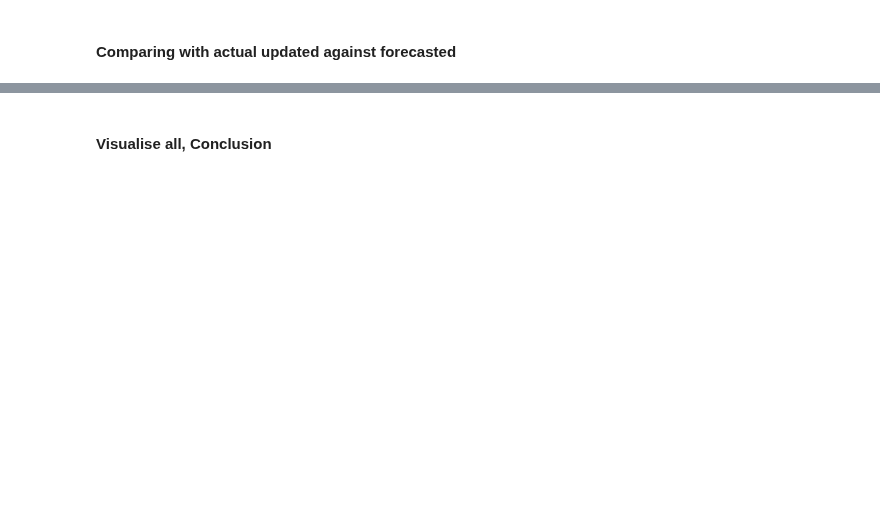
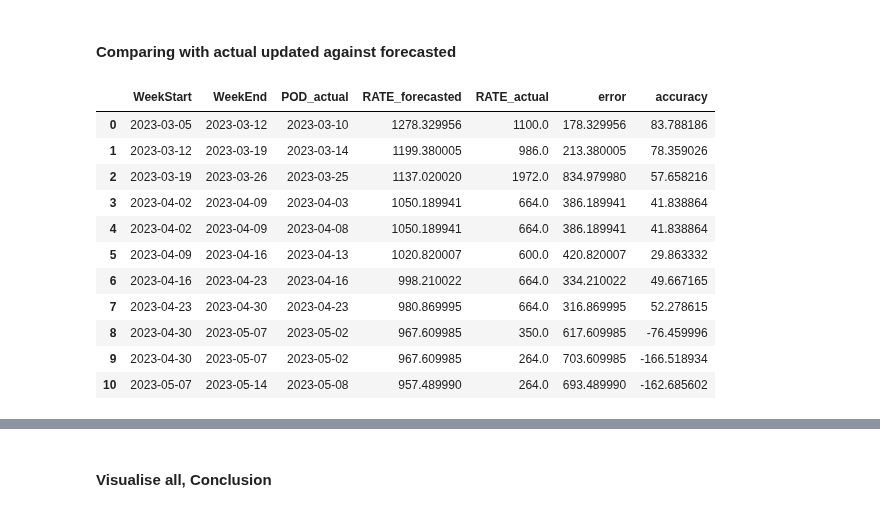
Before and after one commit to aloysiuswjw/Cost-Rate-Analysis, a Jupyter notebook: auckland_week1_LSTM.ipynb, the cells around one changed output, grey strips where cells are left out. Drawn from its saved outputs; the diff is of its cells as text; code cells hidden in the pictures; blank space fills up the shorter version.

```diff
--- a/auckland_week1_LSTM.ipynb
+++ b/auckland_week1_LSTM.ipynb
@@ -618,40 +653,53 @@ Epoch 137/300
 # %% [markdown]
 <h4>Comparing with actual updated against forecasted</h4>
 # %%
-# # Create an empty DataFrame to store comparison data
-# comparison_df = pd.DataFrame(columns=['WeekStart', 'WeekEnd', 'POD_actual', 'RATE_forecasted', 'RATE_actual', 'error', 'accuracy'])
-# df_forecasted['WeekEnd'] = df_forecasted['POD'] + pd.to_timedelta(7, unit='d')
+# Create an empty DataFrame to store comparison data
+comparison_df = pd.DataFrame(columns=['WeekStart', 'WeekEnd', 'POD_actual', 'RATE_forecasted', 'RATE_actual', 'error', 'accuracy'])
+df_forecasted['WeekEnd'] = df_forecasted['POD'] + pd.to_timedelta(7, unit='d')
 
-# # Loop over df_forecasted
-# for _, row in df_forecasted.iterrows():
-#     # Find the actual dates within the week of the forecasted date
-#     # Add a 'WeekEnd' column to df_forecasted
-#     mask = (new_dates_df['POD'] >= row['POD']) & (new_dates_df['POD'] < row['WeekEnd'])
-#     actual_dates_within_week = new_dates_df[mask]
+# Loop over df_forecasted
+for _, row in df_forecasted.iterrows():
+    # Find the actual dates within the week of the forecasted date
+    # Add a 'WeekEnd' column to df_forecasted
+    mask = (new_dates_df['POD'] >= row['POD']) & (new_dates_df['POD'] < row['WeekEnd'])
+    actual_dates_within_week = new_dates_df[mask]
 
-#     # Calculate the error and accuracy for each actual date within the week
-#     for _, actual_row in actual_dates_within_week.iterrows():
-#         error = abs(actual_row['RATE'] - row['RATE'])
-#         error_proportion = error / actual_row['RATE']
-#         accuracy = (1 - error_proportion) * 100
+    # Calculate the error and accuracy for each actual date within the week
+    for _, actual_row in actual_dates_within_week.iterrows():
+        error = abs(actual_row['RATE'] - row['RATE'])
+        error_proportion = error / actual_row['RATE']
+        accuracy = (1 - error_proportion) * 100
 
-#         # Append the data to comparison_df
-#         comparison_df = comparison_df.append({
-#             'WeekStart': row['POD'],
-#             'WeekEnd': row['WeekEnd'],
-#             'POD_actual': actual_row['POD'],
-#             'RATE_forecasted': row['RATE'],
-#             'RATE_actual': actual_row['RATE'],
-#             'error': error,
-#             'accuracy': accuracy
-#         }, ignore_index=True)
+        # Append the data to comparison_df
+        comparison_df = comparison_df.append({
+            'WeekStart': row['POD'],
+            'WeekEnd': row['WeekEnd'],
+            'POD_actual': actual_row['POD'],
+            'RATE_forecasted': row['RATE'],
+            'RATE_actual': actual_row['RATE'],
+            'error': error,
+            'accuracy': accuracy
+        }, ignore_index=True)
 
-# # Remove duplicates based on 'POD_actual', 'RATE_forecasted', and 'RATE_actual'
-# comparison_df = comparison_df.drop_duplicates(subset=['POD_actual', 'RATE_forecasted', 'RATE_actual']).reset_index(drop=True)
+# Remove duplicates based on 'POD_actual', 'RATE_forecasted', and 'RATE_actual'
+comparison_df = comparison_df.drop_duplicates(subset=['POD_actual', 'RATE_forecasted', 'RATE_actual']).reset_index(drop=True)
 
-# # Display the comparison dataframe
-# comparison_df
-# comparison_df.info()
+# Display the comparison dataframe
+comparison_df
+comparison_df.info()
 
-# total_mean_accuracy = comparison_df['accuracy'].mean()
-# print(f'The mean accuracy is {total_mean_accuracy:.2f}%')
+total_mean_accuracy = comparison_df['accuracy'].mean()
+print(f'The mean accuracy is {total_mean_accuracy:.2f}%')
+# %% [output]
+|  | WeekStart | WeekEnd | POD_actual | RATE_forecasted | RATE_actual | error | accuracy |
+| 0 | 2023-03-05 | 2023-03-12 | 2023-03-10 | 1278.329956 | 1100.0 | 178.329956 | 83.788186 |
+| 1 | 2023-03-12 | 2023-03-19 | 2023-03-14 | 1199.380005 | 986.0 | 213.380005 | 78.359026 |
+| 2 | 2023-03-19 | 2023-03-26 | 2023-03-25 | 1137.020020 | 1972.0 | 834.979980 | 57.658216 |
+| 3 | 2023-04-02 | 2023-04-09 | 2023-04-03 | 1050.189941 | 664.0 | 386.189941 | 41.838864 |
+| 4 | 2023-04-02 | 2023-04-09 | 2023-04-08 | 1050.189941 | 664.0 | 386.189941 | 41.838864 |
+| 5 | 2023-04-09 | 2023-04-16 | 2023-04-13 | 1020.820007 | 600.0 | 420.820007 | 29.863332 |
+| 6 | 2023-04-16 | 2023-04-23 | 2023-04-16 | 998.210022 | 664.0 | 334.210022 | 49.667165 |
+| 7 | 2023-04-23 | 2023-04-30 | 2023-04-23 | 980.869995 | 664.0 | 316.869995 | 52.278615 |
+| 8 | 2023-04-30 | 2023-05-07 | 2023-05-02 | 967.609985 | 350.0 | 617.609985 | -76.459996 |
+| 9 | 2023-04-30 | 2023-05-07 | 2023-05-02 | 967.609985 | 264.0 | 703.609985 | -166.518934 |
+| 10 | 2023-05-07 | 2023-05-14 | 2023-05-08 | 957.489990 | 264.0 | 693.489990 | -162.685602 |
```
Also changed, not shown: parts of 3 cells of this notebook.
